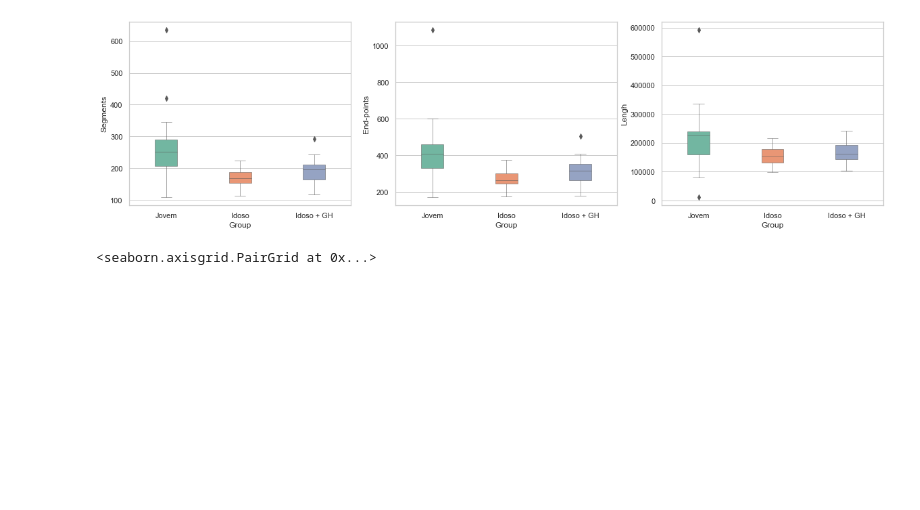
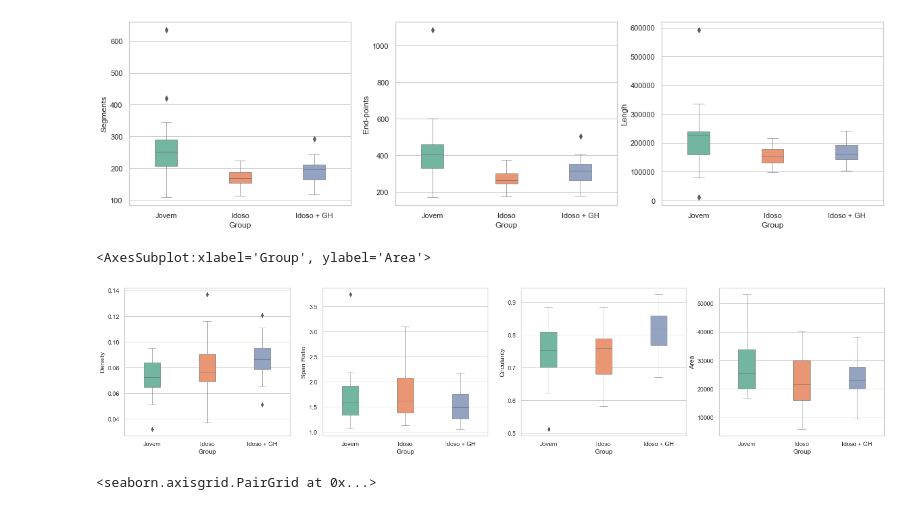
Before and after one commit to marinalemosc/prog_microglia, a Jupyter notebook: prog_microglia.ipynb, the cells around one changed output. Saved outputs shown, nothing was run; the diff lists cells and outputs as text; code cells hidden in the pictures; blank space fills up the shorter version.

```diff
--- a/prog_microglia.ipynb
+++ b/prog_microglia.ipynb
@@ -48,6 +49,16 @@ sns.boxplot(data=skeleton_df, y='Lengh', x='Group', ax=axs[2],palette='Set2', wi
 # %% [output]
 <AxesSubplot:xlabel='Group', ylabel='Lengh'>
 [figure]
+# %%
+# plot n3 -> fraclac parameters x group
+fig, axs = plt.subplots(ncols=4, figsize=(25,5))
+sns.boxplot(data=fraclac_df, y='Density', x='Group', ax=axs[0],palette='Set2', width=0.3,linewidth=0.5)
+sns.boxplot(data=fraclac_df, y='Span Ratio', x='Group',ax=axs[1],palette='Set2', width=0.3,linewidth=0.5)
+sns.boxplot(data=fraclac_df, y='Circularity', x='Group', ax=axs[2],palette='Set2', width=0.3,linewidth=0.5)
+sns.boxplot(data=fraclac_df, y='Area', x='Group', ax=axs[3],palette='Set2', width=0.3,linewidth=0.5)
+# %% [output]
+<AxesSubplot:xlabel='Group', ylabel='Area'>
+[figure, added]
 # %%
 # Plot n -> paramters x parameters
 g=sns.PairGrid(microglia_df,diag_sharey= False, hue='Group').add_legend()
```
Also changed, not shown: parts of 3 cells of this notebook, 1 other file.
